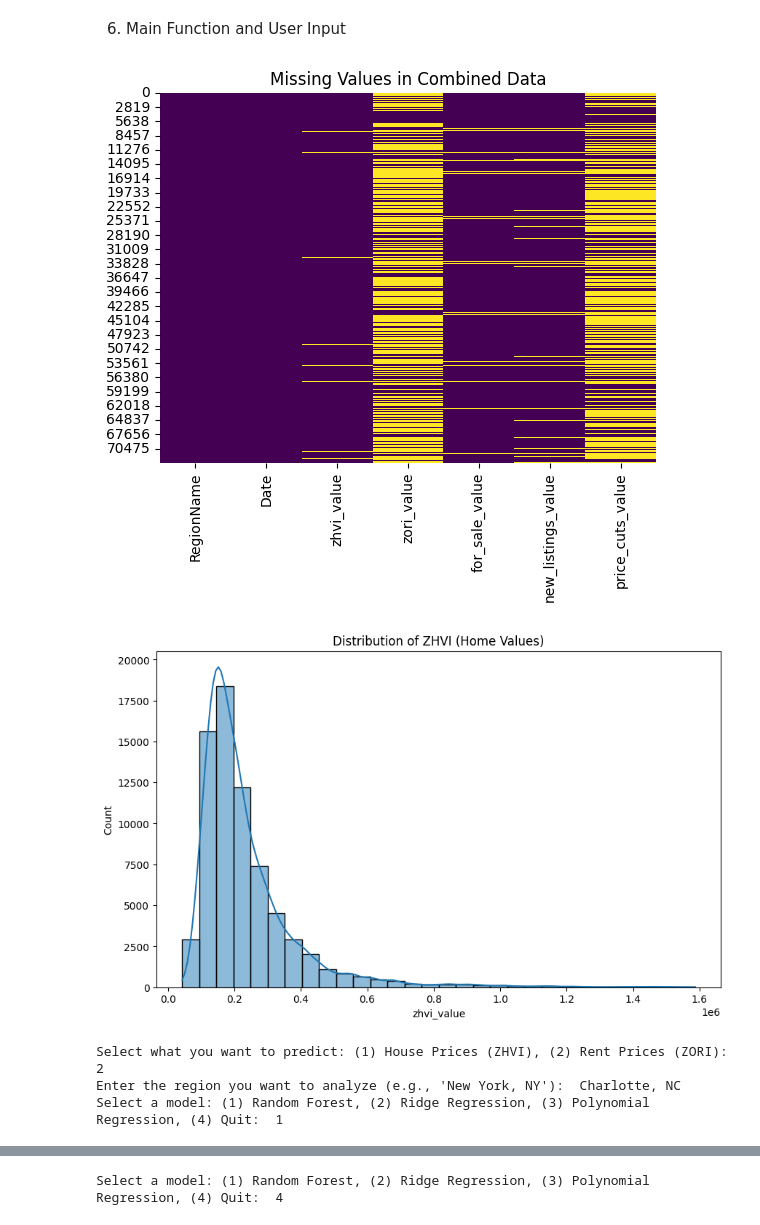
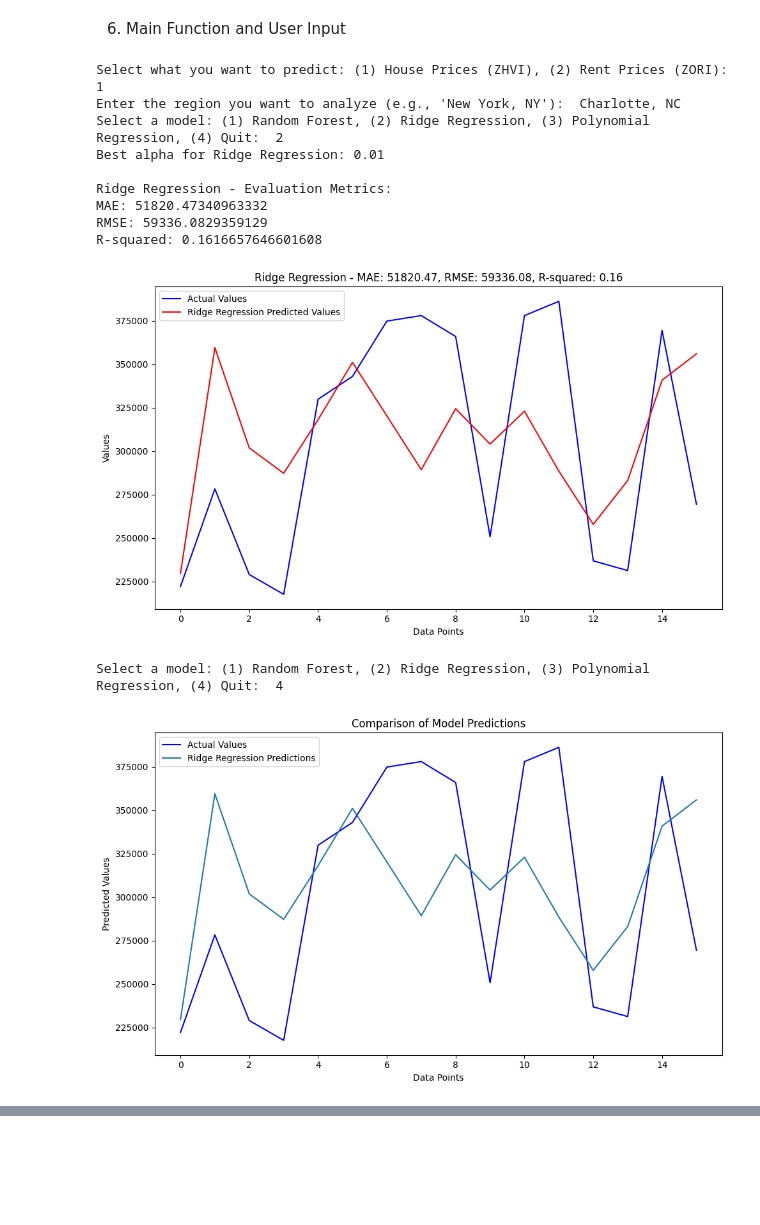
Before and after one commit to owais-kamdar/Housing-Forecaster-ML-and-Time-Series-Models, a Jupyter notebook: house_final.ipynb, the cells around one changed output, grey strips where cells are left out. Cells and saved outputs as stored; diff of their text form; code cells hidden in the pictures; blank space fills up the shorter version.

```diff
--- a/house_final.ipynb
+++ b/house_final.ipynb
@@ -6,8 +6,11 @@ import seaborn as sns
 import matplotlib.pyplot as plt
 
 # Load datasets
+import os
+
+# Load datasets from the 'data' folder
 def load_datasets():
-    data_folder = 'data'
+    data_folder = 'data'  # Folder where the CSV files are stored
     datasets = {
         'zhvi': 'zhvi.csv',
         'zori': 'zori.csv',
@@ -15,7 +18,13 @@ def load_datasets():
         'new_listings': 'new_listings.csv',
         'price_cuts': 'median-price-cuts.csv'
     }
-    return {name: pd.read_csv(path) for name, path in datasets.items()}
+
+    # Load all datasets using the correct path
+    return {name: pd.read_csv(os.path.join(data_folder, path)) for name, path in datasets.items()}
+
+# Load the datasets
+loaded_data = load_datasets()
+
 
 # Reshape and filter datasets from 2018 onwards
 def reshape_and_filter(df, date_start='2018-01-01', date_format='%Y-%m-%d'):
@@ -307,38 +357,50 @@ Enter the number of years into the future for forecasting:  3
 # %% [markdown]
 6. Main Function and User Input
 # %%
-# Main function to manage the overall process
 def main():
     # Load and combine data
     loaded_data = load_datasets()
     combined_data = combine_datasets(loaded_data)
 
-    # EDA
-    preprocess_and_visualize(combined_data)
+    # EDA (if applicable, assuming preprocess_and_visualize is used for EDA)
+    # preprocess_and_visualize(combined_data)
 
-    # Train/Test Split for Machine Learning Models
-    target = get_user_input()
-    region = get_region_input()
+    # Get user input for prediction type (house prices or rent prices) and region
+    target = get_user_input()  # This will return either 'zhvi_value' or 'zori_value'
+    region = get_region_input()  # This will get the region (e.g., 'New York, NY')
+
+    # Define the features for prediction
     features = ['for_sale_value', 'price_cuts_value', 'new_listings_value']
 
+    # Filter the dataset for the specific region and drop rows with missing data in the selected features and target
     region_data = combined_data[combined_data['RegionName'] == region].dropna(subset=features + [target])
     if region_data.empty:
         print(f"No data available for the region '{region}'")
         return
 
+    # Split the data into training and testing sets
     X_train, X_test, y_train, y_test = train_test_split(region_data[features], region_data[target], test_size=0.2, random_state=42)
 
-    # Dictionary to store results
+    # Dictionary to store the results from each model
     model_results = {}
 
-    # Train and compare models
+    # Train and compare models (actual comparison and plotting happen inside this function)
     train_and_compare_models(X_train, X_test, y_train, y_test, model_results)
+
+    # (Optional) Display any additional metrics or summaries if needed
 
 if __name__ == "__main__":
     main()
 # %% [output]
+Select what you want to predict: (1) House Prices (ZHVI), (2) Rent Prices (ZORI):  1
+Enter the region you want to analyze (e.g., 'New York, NY'):  Charlotte, NC
+Select a model: (1) Random Forest, (2) Ridge Regression, (3) Polynomial Regression, (4) Quit:  2
+Best alpha for Ridge Regression: 0.01
+
+Ridge Regression - Evaluation Metrics:
+MAE: 51820.47340963332
+RMSE: 59336.0829359129
+R-squared: 0.1616657646601608
-[figure, old version]
+[figure, new version]
+Select a model: (1) Random Forest, (2) Ridge Regression, (3) Polynomial Regression, (4) Quit:  4
-[figure, old version]
+[figure, new version]
-Select what you want to predict: (1) House Prices (ZHVI), (2) Rent Prices (ZORI):  2
-Enter the region you want to analyze (e.g., 'New York, NY'):  Charlotte, NC
-Select a model: (1) Random Forest, (2) Ridge Regression, (3) Polynomial Regression, (4) Quit:  1
@@ -346 +406,0 @@ Select a model: (1) Random Forest, (2) Ridge Regression, (3) Polynomial Regressi
-Select a model: (1) Random Forest, (2) Ridge Regression, (3) Polynomial Regression, (4) Quit:  4
```
Also changed, not shown: parts of 3 cells of this notebook, 9 other files.
